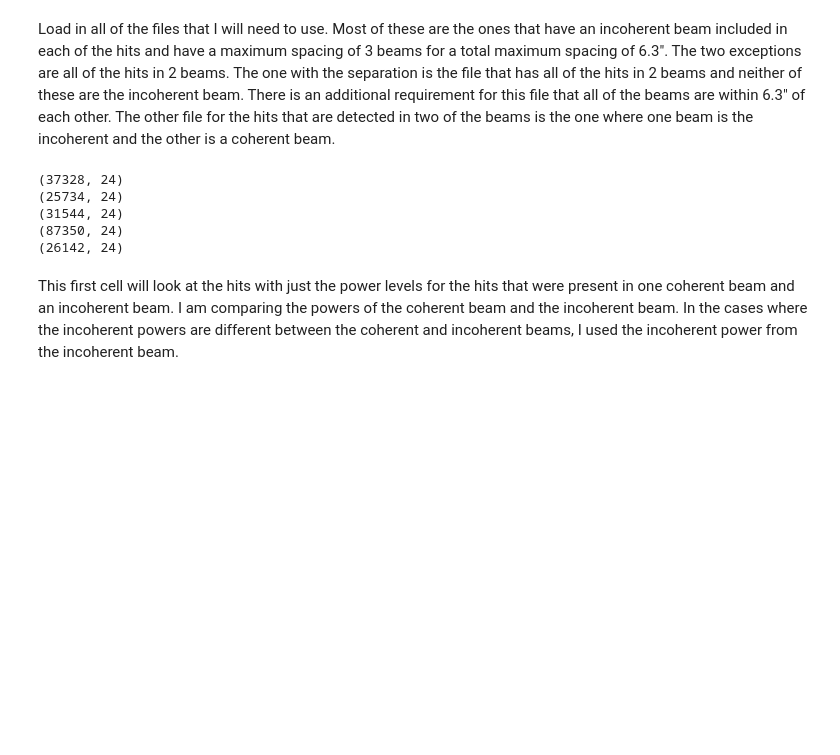
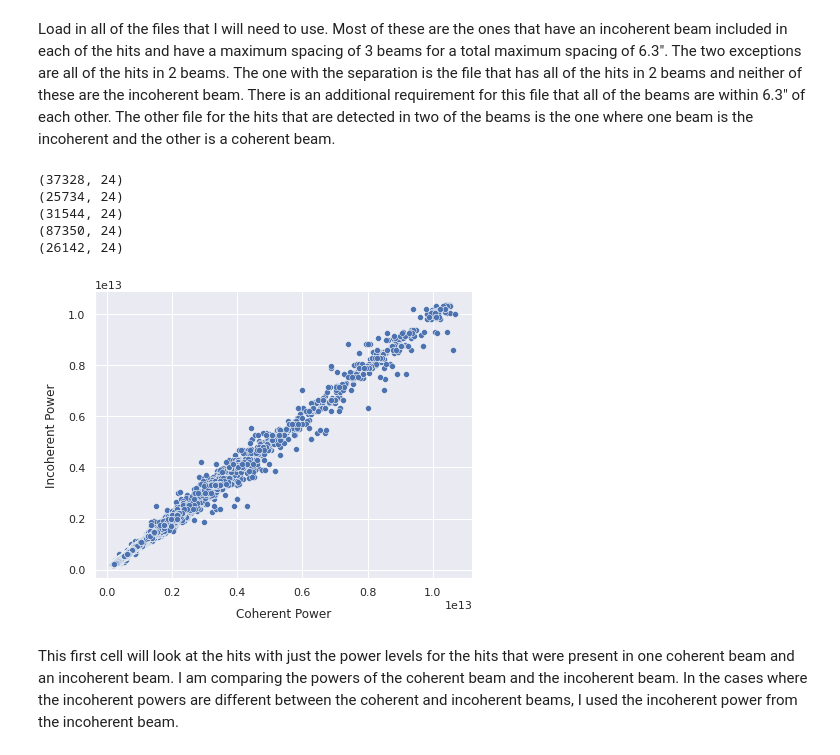
Before and after one commit to lucyjsteffes/breakthrough_listen_cosmic, a Jupyter notebook: Comparing_Power_Levels.ipynb, the cells around one changed output. Cells and saved outputs as stored; diff of their text form; code cells hidden in the pictures; blank space fills up the shorter version.

```diff
--- a/Comparing_Power_Levels.ipynb
+++ b/Comparing_Power_Levels.ipynb
@@ -55,6 +55,16 @@ unique_file_path_2_incoherent = np.unique(file_path_2_incoherent) #the array of
 (31544, 24)
 (87350, 24)
 (26142, 24)
+# %%
+df = pd.concat([hit_2, hit_3, hit_4, hit_5], ignore_index=True)
+
+# plot df
+g = sns.relplot(data=df, x='signal_power', y='signal_incoherentPower', kind='scatter')
+
+g.set_axis_labels("Coherent Power", "Incoherent Power", labelpad=10)
+g.figure.set_size_inches(6.5, 5)
+# %% [output]
+[figure, added]
 # %% [markdown]
 This first cell will look at the hits with just the power levels for the hits that were present in one coherent beam and an incoherent beam. I am comparing the powers of the coherent beam and the incoherent beam. In the cases where the incoherent powers are different between the coherent and incoherent beams, I used the incoherent power from the incoherent beam.
 # %%
```
Also changed, not shown: parts of 6 cells of this notebook, 13 other files.
